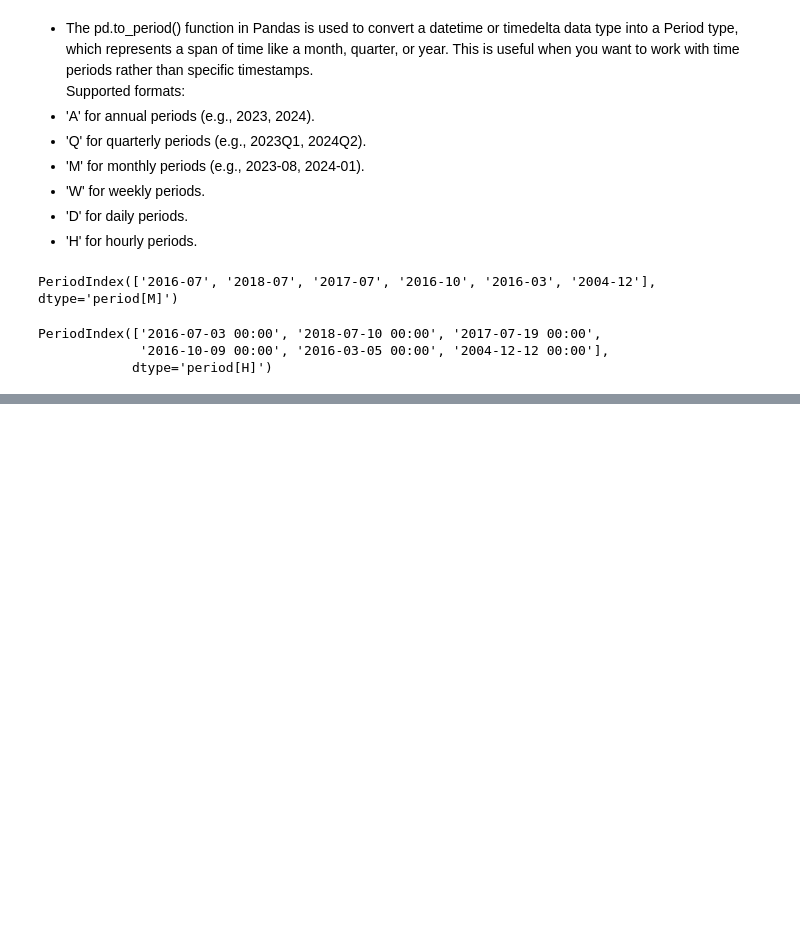
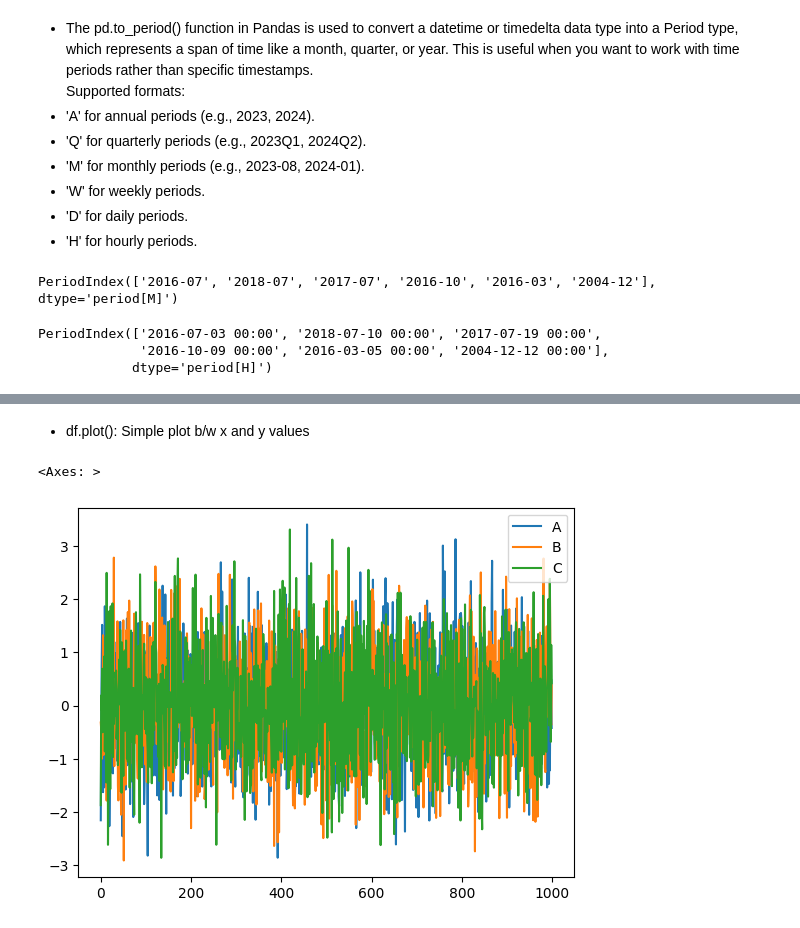
Before and after one commit to Aseem2004/Data_Science, a Jupyter notebook: 2_Data_Science_Libraries/Pandas/Pandas.ipynb, the cells around one changed output, grey strips where cells are left out. Drawn from its saved outputs; the diff is of its cells as text; code cells hidden in the pictures; blank space fills up the shorter version.

Commit message:
Plotting with Pandas

```diff
--- a/2_Data_Science_Libraries/Pandas/Pandas.ipynb
+++ b/2_Data_Science_Libraries/Pandas/Pandas.ipynb
@@ -699,0 +702,2 @@ PeriodIndex(['2016-07-03 00:00', '2018-07-10 00:00', '2017-07-19 00:00',
+# %%
+df=pd.DataFrame(np.random.randn(1000,3),columns=list('ABC'))
@@ -699,0 +713,7 @@ PeriodIndex(['2016-07-03 00:00', '2018-07-10 00:00', '2017-07-19 00:00',
+# %% [markdown]
+*  df.plot(): Simple plot b/w x and y values
+# %%
+df.plot()
+# %% [output]
+<Axes: >
+[figure, added]
```
Also changed, not shown: parts of 20 cells of this notebook.
